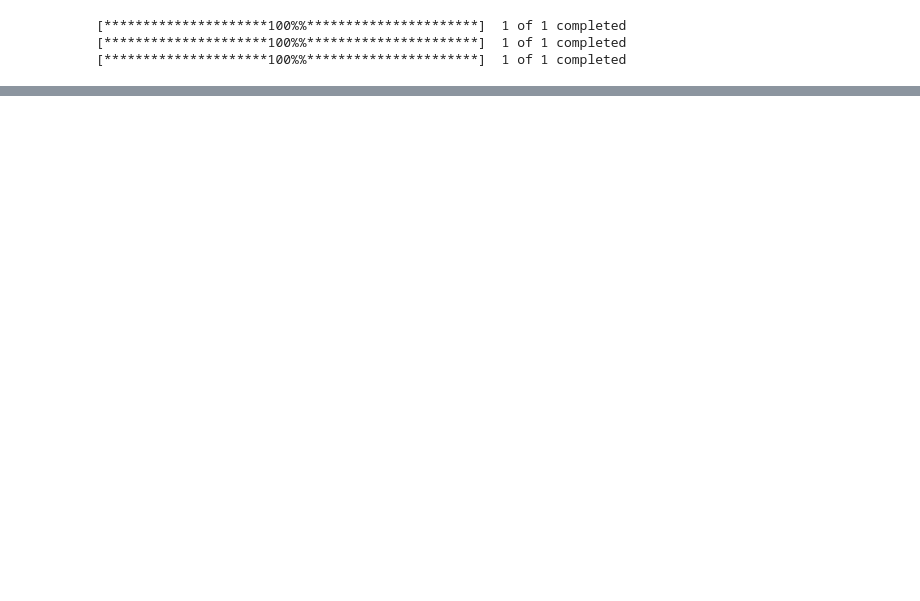
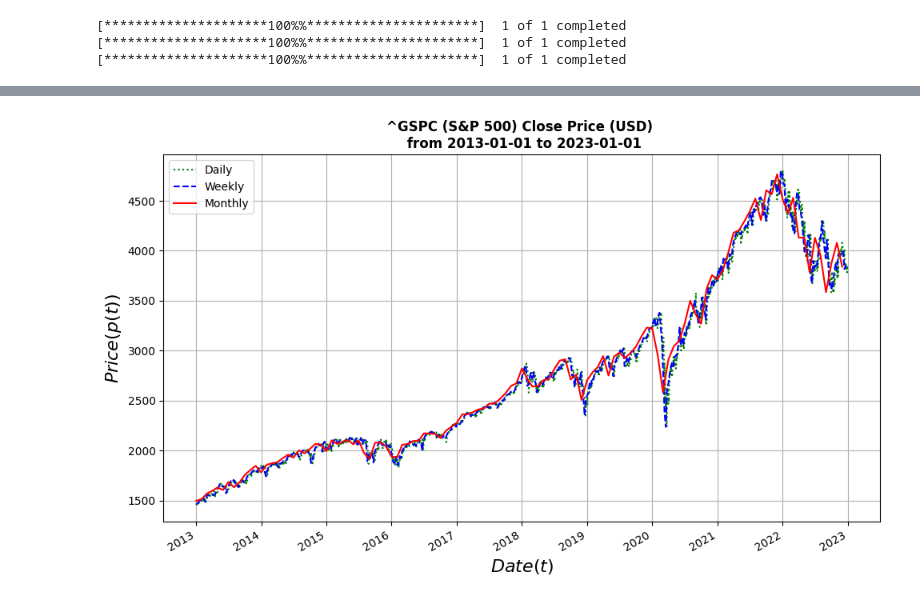
Before and after one commit to amirgholizad/tails_of_distributions, a Jupyter notebook: moving_distributions.ipynb, the cells around one changed output, grey strips where cells are left out. Cells and saved outputs as stored; diff of their text form; code cells hidden in the pictures; blank space fills up the shorter version.

Commit message:
made some initial plots

```diff
--- a/moving_distributions.ipynb
+++ b/moving_distributions.ipynb
@@ -10,6 +15,6 @@ import matplotlib.pyplot as plt
 # %%
 ticker = "^GSPC"
-start_date = "2000-01-01"
+start_date = "2013-01-01"
 end_date = "2023-01-01"
 
 day_data = fs.yahoodata(ticker=ticker,
@@ -33,0 +36,3 @@ intervals = ["Daily", "Weekly", "Monthly"]
+# %%
+data_base = {"Daily": day_data["Close"], "Weekly": week_data["Close"], "Monthly": month_data["Close"]}
+data_base
@@ -34,2 +57,14 @@ intervals = ["Daily", "Weekly", "Monthly"]
+# %%
+for (interval, price), linestyle, color in zip(data_base.items(), [":", "--", "-"], ["green", "blue", "red"]):
+    price.plot(y="Close", label=interval, color=color, figsize=(10,6), linestyle=linestyle)
+plt.xlabel(xlabel="$Date (t)$", fontweight="bold", style="italic", fontsize = 16)
+plt.ylabel(ylabel="$Price (p(t))$", fontweight="bold", style="italic", fontsize = 16)
+plt.title(f"{ticker} (S&P 500) Close Price (USD) \n from {start_date} to {end_date}", fontweight="bold")
+plt.grid()
+plt.legend()
+plt.tight_layout()
+plt.show();
+# %% [output]
+[figure, added]
 # %%
 returns = []
```
Also changed, not shown: parts of 6 cells of this notebook, 1 other file.
